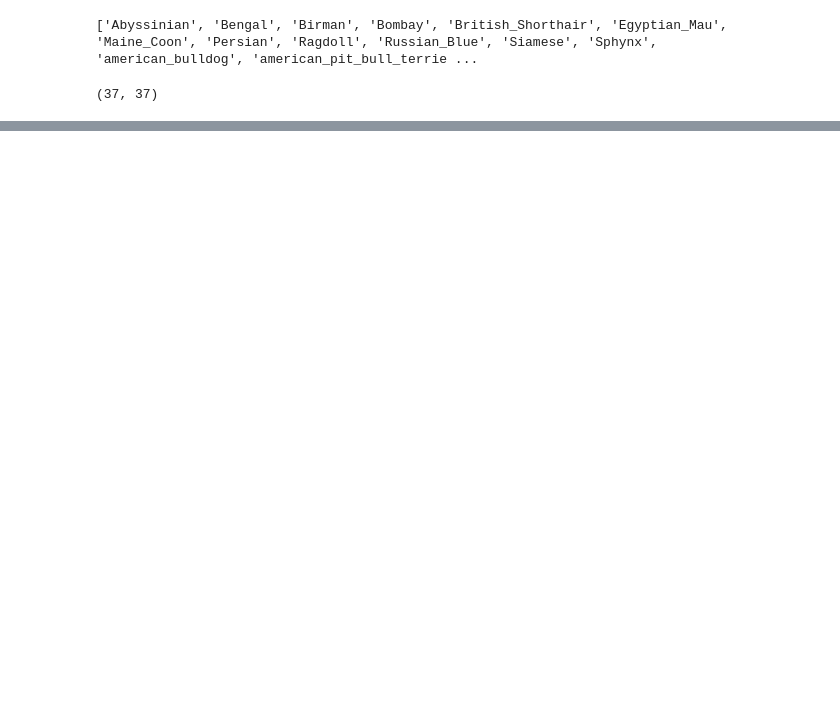
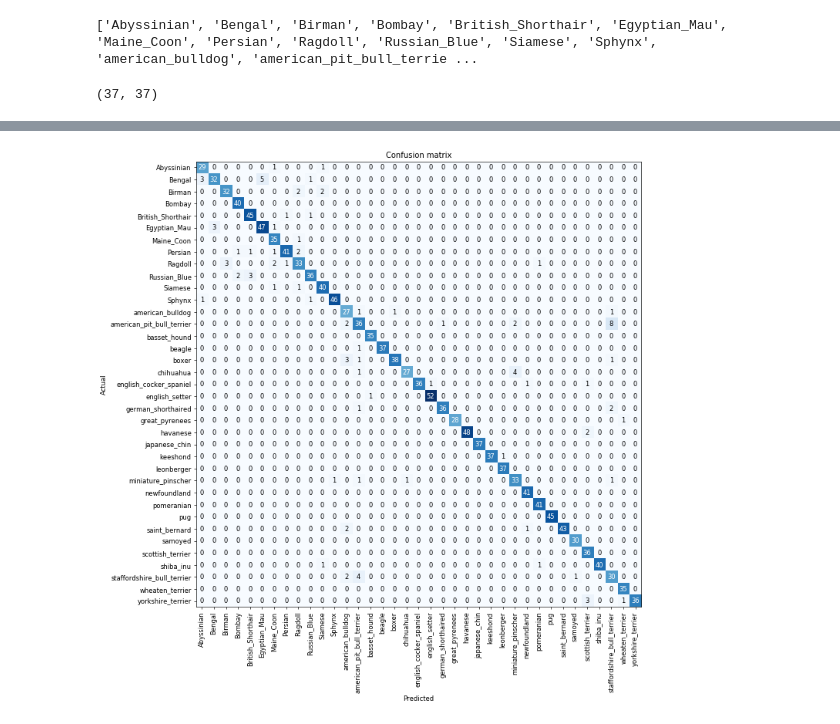
Before and after one commit to nishizaki0327/fastai, a Jupyter notebook: Lesson1.ipynb, the cells around one changed output, grey strips where cells are left out. Cells and saved outputs as stored; diff of their text form; code cells hidden in the pictures; blank space fills up the shorter version.

```diff
--- a/Lesson1.ipynb
+++ b/Lesson1.ipynb
@@ -116,0 +137,4 @@ learn.fit_one_cycle(4)
+# %%
+interp.plot_confusion_matrix(figsize=(12, 12), dpi=60)
+# %% [output]
+[figure, added]
```
Also changed, not shown: parts of 12 cells of this notebook.
